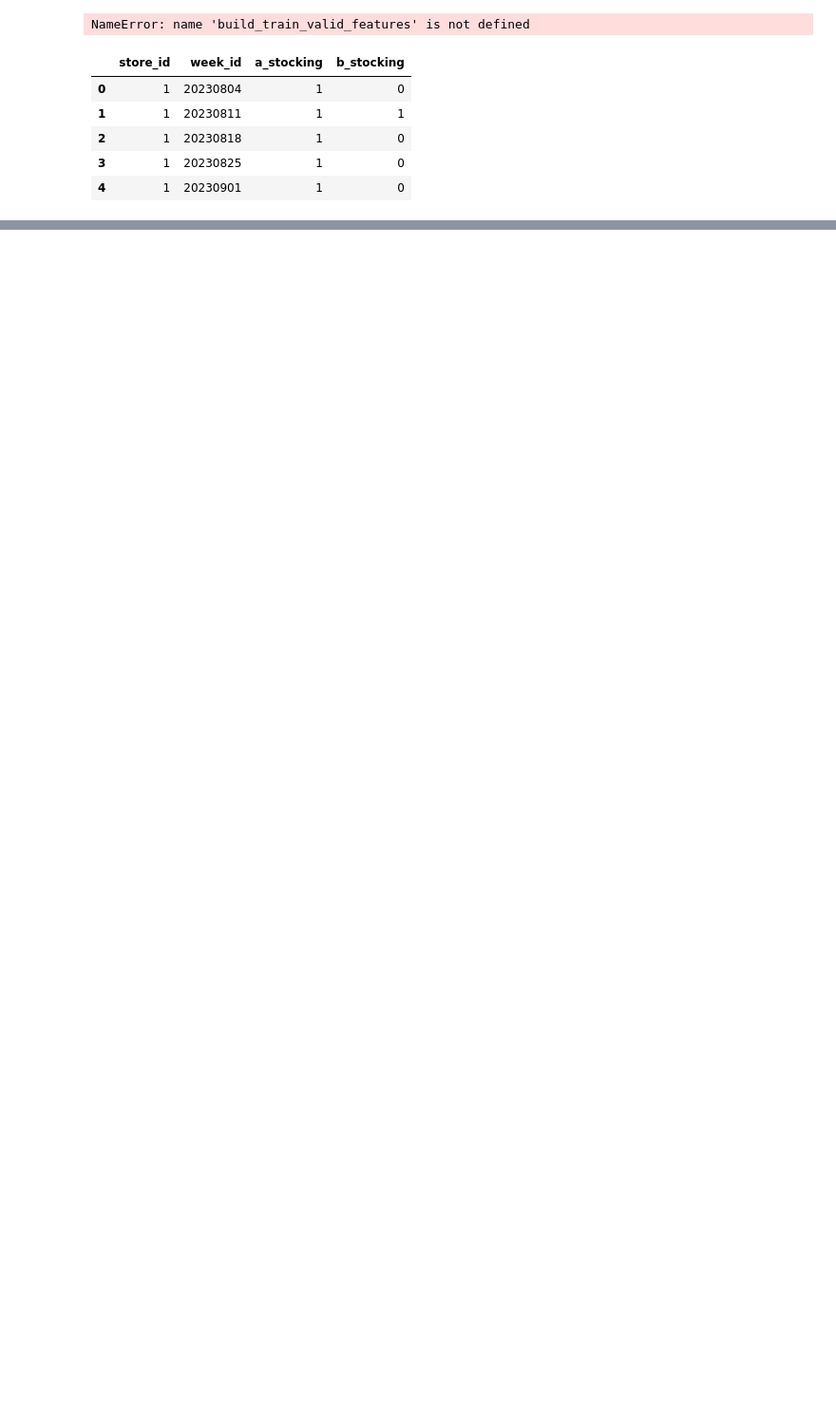
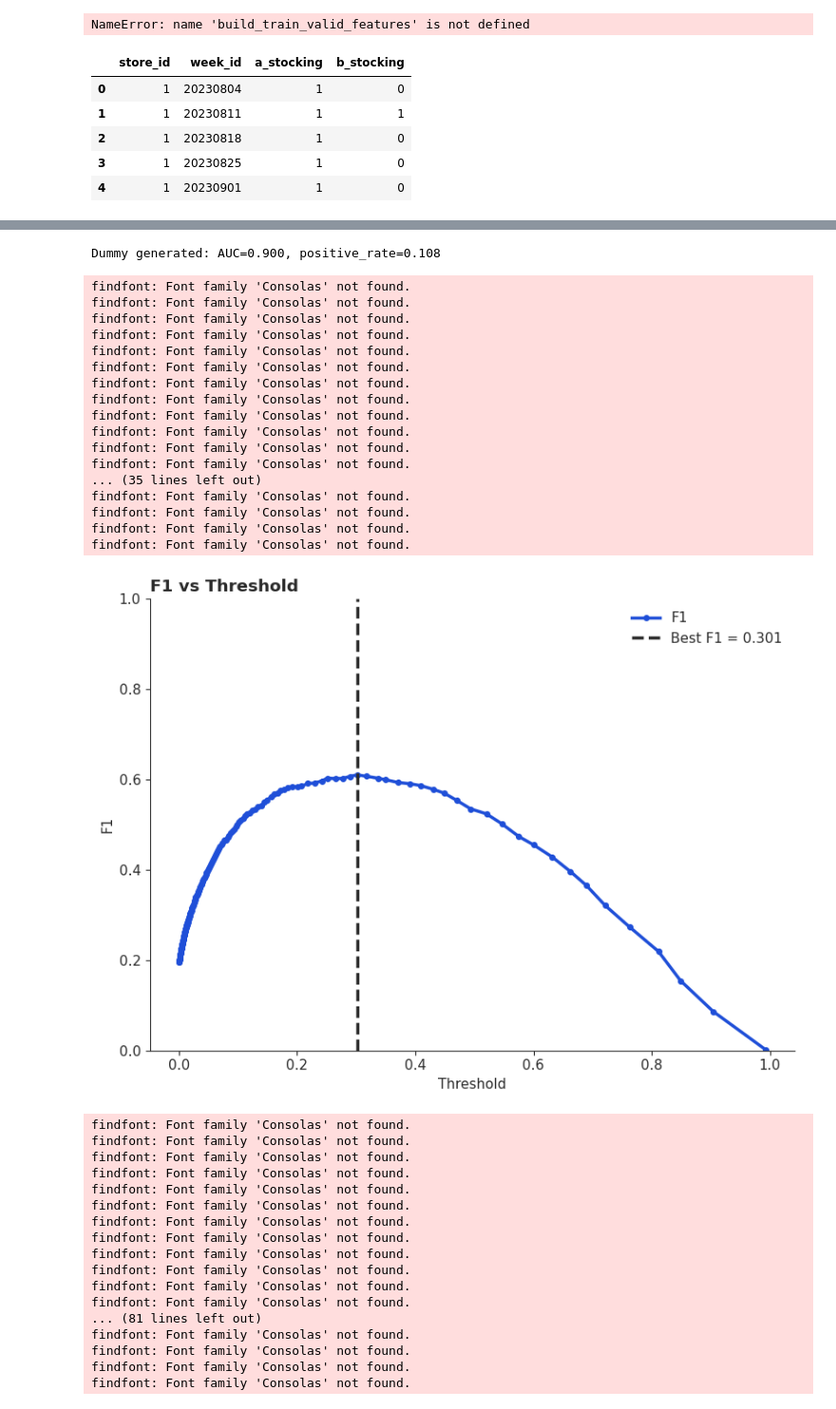
Before and after one commit to xvzeng/winebuz, a Jupyter notebook: scaleup.ipynb, the cells around one changed output, grey strips where cells are left out. Shown at 95% size. Cells and saved outputs as stored; diff of their text form; code cells hidden in the pictures; blank space fills up the shorter version.

```diff
--- a/scaleup.ipynb
+++ b/scaleup.ipynb
@@ -1803,0 +2146,21 @@ def first_sigmoid_to_account_scale_t(
+# %%
+# run_demo.py
+#from dummy_pkg import generate_dummy_binary_data_auc_09
+#from plot_pkg import plot_model_diagnostics
+
+if __name__ == "__main__":
+    y_true, y_score, auc = generate_dummy_binary_data_auc_09(
+        n_samples=8000,
+        positive_rate=0.10,
+        random_state=42,
+    )
+    print(f"Dummy generated: AUC={auc:.3f}, positive_rate={y_true.mean():.3f}")
+
+    out = plot_model_diagnostics(
+        y_true=y_true,
+        y_score=y_score,
+        n_thresholds=200,
+        n_bins=10,
+    )
+    print(out)
+# %% [output]
@@ -1803,0 +2181,36 @@ def first_sigmoid_to_account_scale_t(
+Dummy generated: AUC=0.900, positive_rate=0.108
+findfont: Font family 'Consolas' not found.
+findfont: Font family 'Consolas' not found.
+findfont: Font family 'Consolas' not found.
+findfont: Font family 'Consolas' not found.
+findfont: Font family 'Consolas' not found.
+findfont: Font family 'Consolas' not found.
+findfont: Font family 'Consolas' not found.
+findfont: Font family 'Consolas' not found.
+findfont: Font family 'Consolas' not found.
+findfont: Font family 'Consolas' not found.
+findfont: Font family 'Consolas' not found.
+findfont: Font family 'Consolas' not found.
+... (35 lines left out)
+findfont: Font family 'Consolas' not found.
+findfont: Font family 'Consolas' not found.
+findfont: Font family 'Consolas' not found.
+findfont: Font family 'Consolas' not found.
+[figure, added]
+findfont: Font family 'Consolas' not found.
+findfont: Font family 'Consolas' not found.
+findfont: Font family 'Consolas' not found.
+findfont: Font family 'Consolas' not found.
+findfont: Font family 'Consolas' not found.
+findfont: Font family 'Consolas' not found.
+findfont: Font family 'Consolas' not found.
+findfont: Font family 'Consolas' not found.
+findfont: Font family 'Consolas' not found.
+findfont: Font family 'Consolas' not found.
+findfont: Font family 'Consolas' not found.
+findfont: Font family 'Consolas' not found.
+... (81 lines left out)
+findfont: Font family 'Consolas' not found.
+findfont: Font family 'Consolas' not found.
+findfont: Font family 'Consolas' not found.
+findfont: Font family 'Consolas' not found.
```
Also changed, not shown: parts of 3 cells of this notebook.
